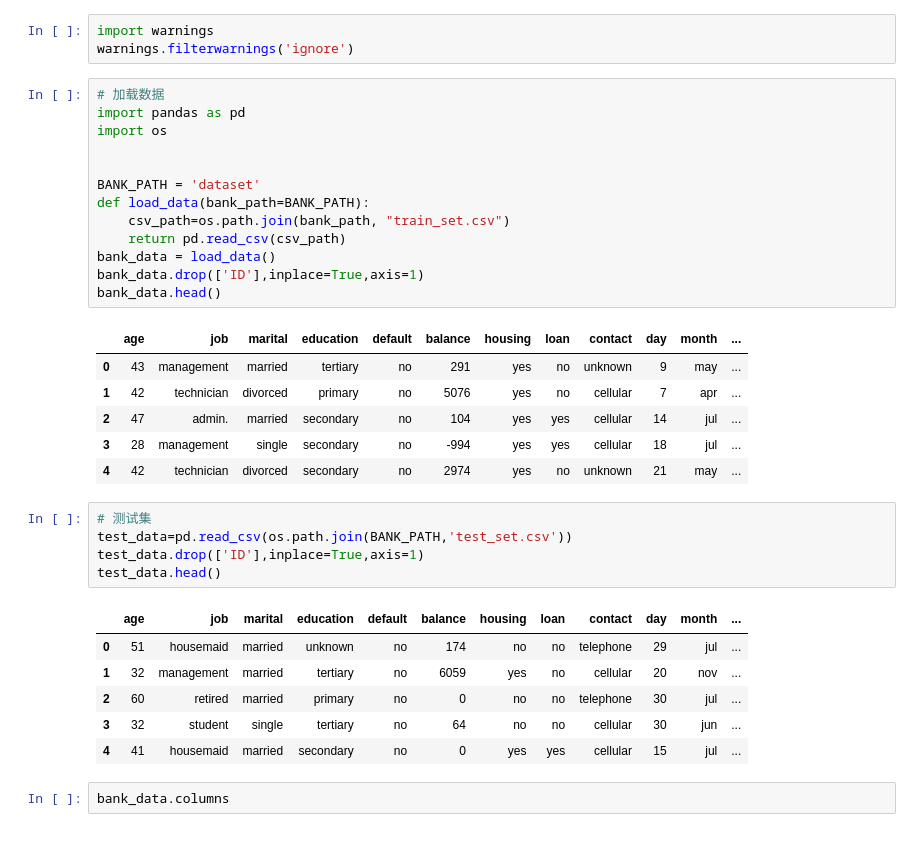
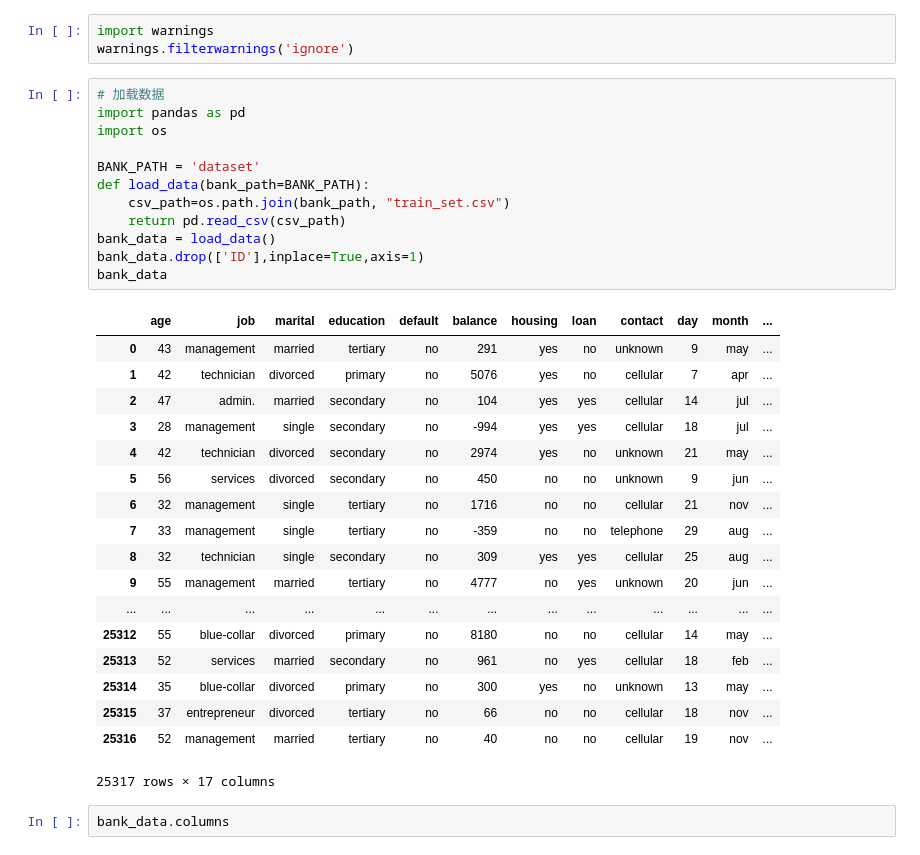
Before and after one commit to CrazyXiao/machine-learning, a Jupyter notebook: code/kesci_bank_precision/bank_predict.ipynb, the cells around one changed output. Saved outputs shown, nothing was run; the diff lists cells and outputs as text.

```diff
--- a/code/kesci_bank_precision/bank_predict.ipynb
+++ b/code/kesci_bank_precision/bank_predict.ipynb
@@ -6,35 +6,34 @@ warnings.filterwarnings('ignore')
 # %%
 # 加载数据
 import pandas as pd
 import os
-
 
 BANK_PATH = 'dataset'
 def load_data(bank_path=BANK_PATH):
     csv_path=os.path.join(bank_path, "train_set.csv")
     return pd.read_csv(csv_path)
 bank_data = load_data()
 bank_data.drop(['ID'],inplace=True,axis=1)
-bank_data.head()
+bank_data
 # %% [output]
 |  | age | job | marital | education | default | balance | housing | loan | contact | day | month | ... |
 | 0 | 43 | management | married | tertiary | no | 291 | yes | no | unknown | 9 | may | ... |
 | 1 | 42 | technician | divorced | primary | no | 5076 | yes | no | cellular | 7 | apr | ... |
 | 2 | 47 | admin. | married | secondary | no | 104 | yes | yes | cellular | 14 | jul | ... |
 | 3 | 28 | management | single | secondary | no | -994 | yes | yes | cellular | 18 | jul | ... |
 | 4 | 42 | technician | divorced | secondary | no | 2974 | yes | no | unknown | 21 | may | ... |
+| 5 | 56 | services | divorced | secondary | no | 450 | no | no | unknown | 9 | jun | ... |
+| 6 | 32 | management | single | tertiary | no | 1716 | no | no | cellular | 21 | nov | ... |
+| 7 | 33 | management | single | tertiary | no | -359 | no | no | telephone | 29 | aug | ... |
+| 8 | 32 | technician | single | secondary | no | 309 | yes | yes | cellular | 25 | aug | ... |
+| 9 | 55 | management | married | tertiary | no | 4777 | no | yes | unknown | 20 | jun | ... |
+| ... | ... | ... | ... | ... | ... | ... | ... | ... | ... | ... | ... | ... |
+| 25312 | 55 | blue-collar | divorced | primary | no | 8180 | no | no | cellular | 14 | may | ... |
+| 25313 | 52 | services | married | secondary | no | 961 | no | yes | cellular | 18 | feb | ... |
+| 25314 | 35 | blue-collar | divorced | primary | no | 300 | yes | no | unknown | 13 | may | ... |
+| 25315 | 37 | entrepreneur | divorced | tertiary | no | 66 | no | no | cellular | 18 | nov | ... |
+| 25316 | 52 | management | married | tertiary | no | 40 | no | no | cellular | 19 | nov | ... |
+25317 rows × 17 columns
-# %%
-# 测试集
-test_data=pd.read_csv(os.path.join(BANK_PATH,'test_set.csv'))
-test_data.drop(['ID'],inplace=True,axis=1)
-test_data.head()
-# %% [output]
-|  | age | job | marital | education | default | balance | housing | loan | contact | day | month | ... |
-| 0 | 51 | housemaid | married | unknown | no | 174 | no | no | telephone | 29 | jul | ... |
-| 1 | 32 | management | married | tertiary | no | 6059 | yes | no | cellular | 20 | nov | ... |
-| 2 | 60 | retired | married | primary | no | 0 | no | no | telephone | 30 | jul | ... |
-| 3 | 32 | student | single | tertiary | no | 64 | no | no | cellular | 30 | jun | ... |
-| 4 | 41 | housemaid | married | secondary | no | 0 | yes | yes | cellular | 15 | jul | ... |
 # %%
 bank_data.columns
 # %% [output]
```
Also changed, not shown: parts of 48 cells of this notebook, 4 other files.
